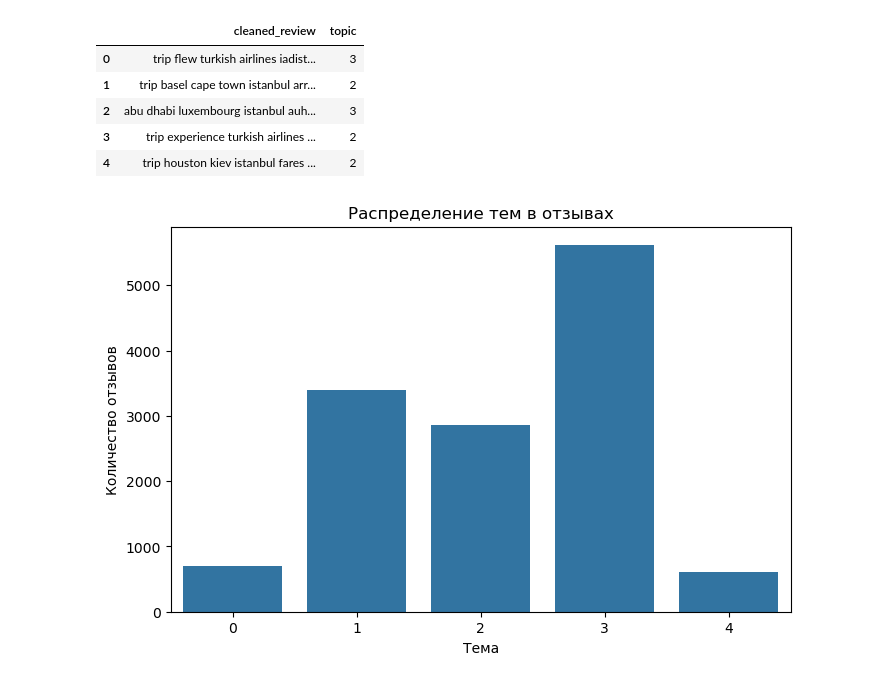
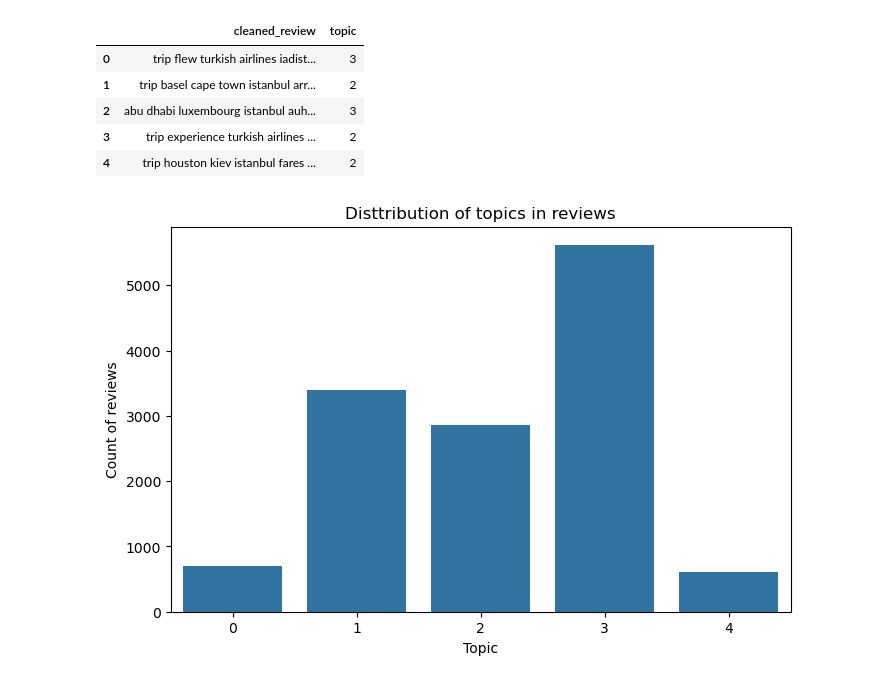
Before and after one commit to bekezhanissabek/passenger-needs-analysis, a Jupyter notebook: notebooks/04_topic_modeling.ipynb, the cells around one changed output. Cells and saved outputs as stored; diff of their text form; code cells hidden in the pictures.

```diff
--- a/notebooks/04_topic_modeling.ipynb
+++ b/notebooks/04_topic_modeling.ipynb
@@ -58,9 +58,9 @@ df[['cleaned_review', 'topic']].head()
 # %%
 plt.figure(figsize=(8,5))
 sns.countplot(x=df['topic'])
 plt.xlabel("Topic")
-plt.ylabel("Количество отзывов")
-plt.title("Распределение тем в отзывах")
+plt.ylabel("Count of reviews")
+plt.title("Disttribution of topics in reviews")
 plt.show()
 # %% [output]
-[figure, old version]
+[figure, new version]
```
Also changed, not shown: parts of 1 cell of this notebook, 2 other files.
